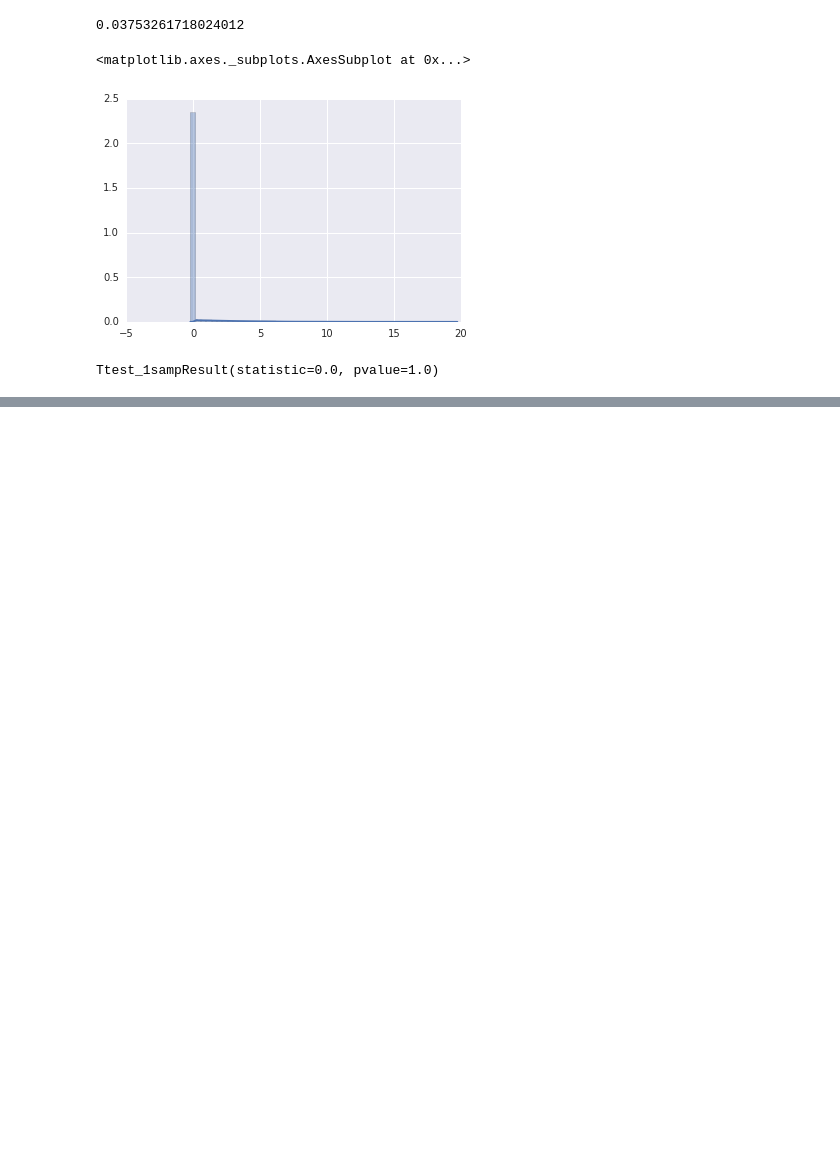
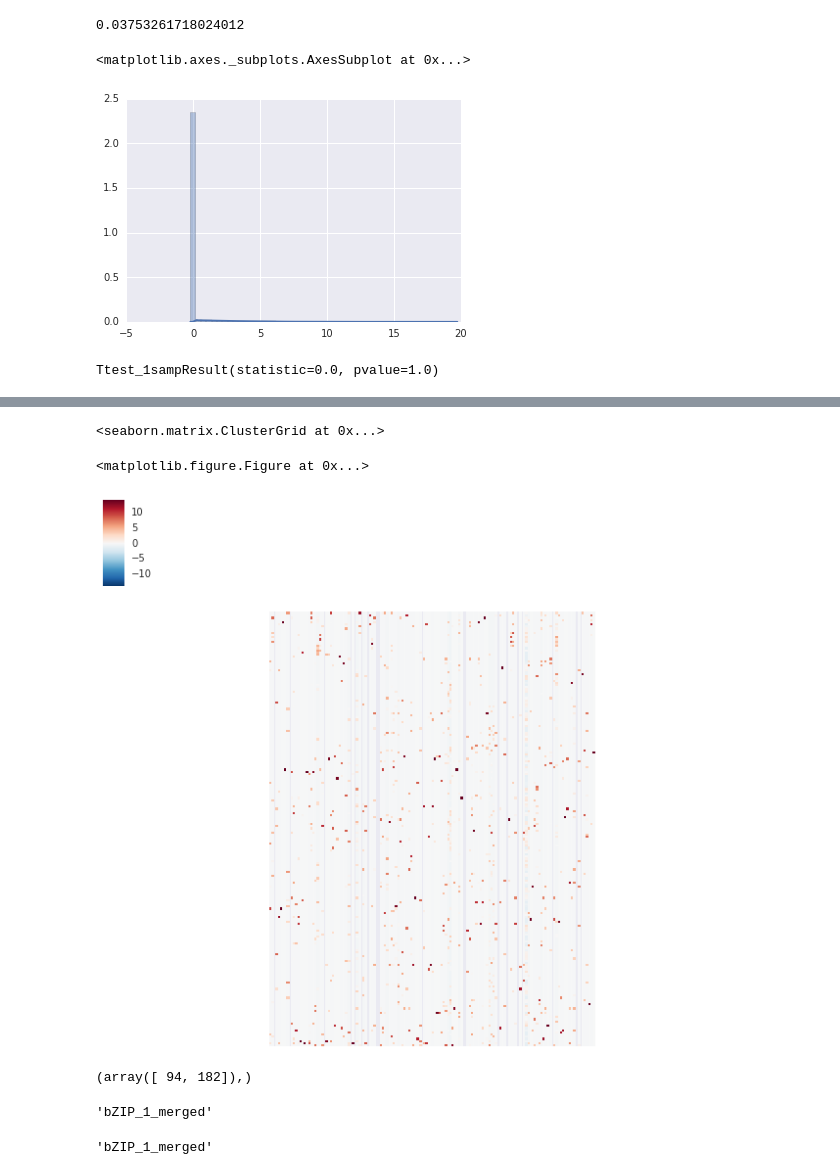
Before and after one commit to jenhantao/genomic_grammar, a Jupyter notebook: Classification Attention Analysis.ipynb, the cells around one changed output, grey strips where cells are left out. Drawn from its saved outputs; the diff is of its cells as text; code cells hidden in the pictures; blank space fills up the shorter version.

```diff
--- a/Classification Attention Analysis.ipynb
+++ b/Classification Attention Analysis.ipynb
@@ -643,0 +653,13 @@ Ttest_1sampResult(statistic=0.0, pvalue=1.0)
+# %%
+plt.figure(figsize=(15,15))
+sns.clustermap(treatment_motifScores_dict['kla-1h'][0],
+           xticklabels=False, yticklabels=False,
+           square=True,
+           z_score=1,
+#            cmap='Greens',
+           row_cluster = False,
+           col_cluster = False)
+# %% [output]
+<seaborn.matrix.ClusterGrid at 0x...>
+<matplotlib.figure.Figure at 0x...>
+[figure, added]
@@ -643,0 +670,12 @@ Ttest_1sampResult(statistic=0.0, pvalue=1.0)
+# %%
+np.where(attention.max(axis=0) > 0.3)
+# %% [output]
+(array([ 94, 182]),)
+# %%
+treatment_conv_motif_dict['kla-1h']['kla-1h_'+str(np.argmax(zscores[94]))]
+# %% [output]
+'bZIP_1_merged'
+# %%
+treatment_conv_motif_dict['kla-1h']['kla-1h_'+str(np.argmax(zscores[182]))]
+# %% [output]
+'bZIP_1_merged'
```
Also changed, not shown: parts of 14 cells of this notebook.
